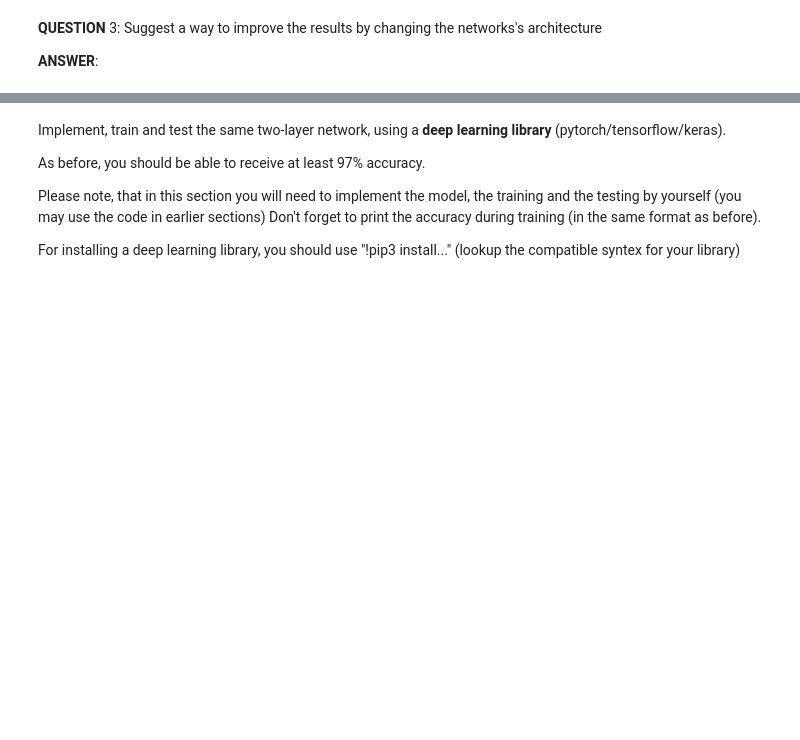
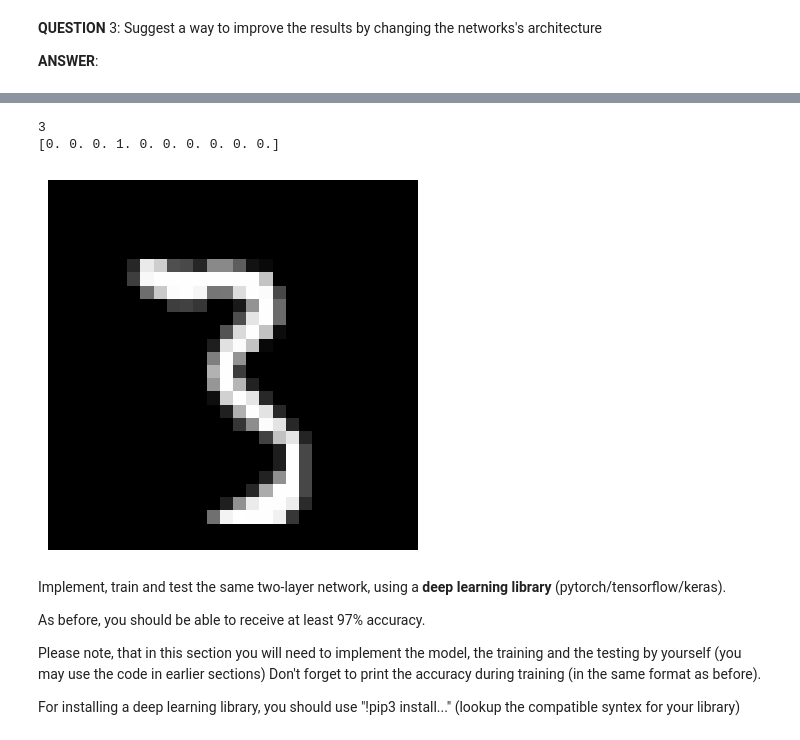
Before and after one commit to Oranr1/ComputerVision, a Jupyter notebook: Ex2/CV_mnist_net.ipynb, the cells around one changed output, grey strips where cells are left out. Saved outputs shown, nothing was run; the diff lists cells and outputs as text; code cells hidden in the pictures; blank space fills up the shorter version.

```diff
--- a/Ex2/CV_mnist_net.ipynb
+++ b/Ex2/CV_mnist_net.ipynb
@@ -545,3 +581,18 @@ show_net_weights(net_params)
+# %%
+(x_train, t_train), (x_test, t_test) = load_mnist(normalize=True, one_hot_label=True)
+ind = [2011, 2001]
+_, y_batch = Model(net_params, x_test[ind, :], t_test[ind])
+
+
+img = x_test[ind[0], :].reshape(28, 28)
+plt.imshow(img, cmap='gray')
+plt.axis('off')
+print(np.argmax(y_batch[0]))
+print(t_test[ind[0]])
+# %% [output]
+3
+[0. 0. 0. 1. 0. 0. 0. 0. 0. 0.]
+[figure, added]
 # %% [markdown]
 Implement, train and test the same two-layer network, using a **deep learning library** (pytorch/tensorflow/keras).
 
```
Also changed, not shown: parts of 11 cells of this notebook.
